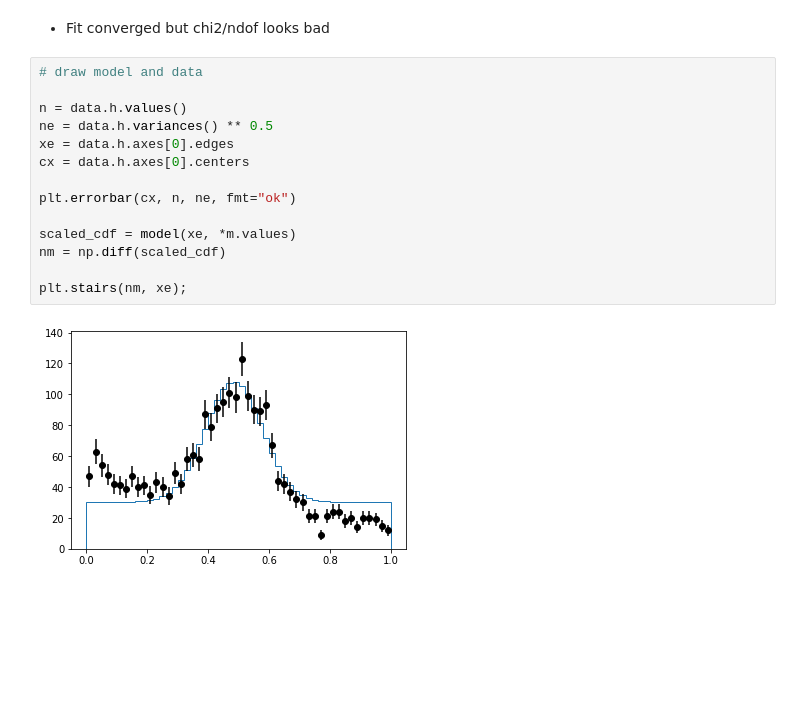
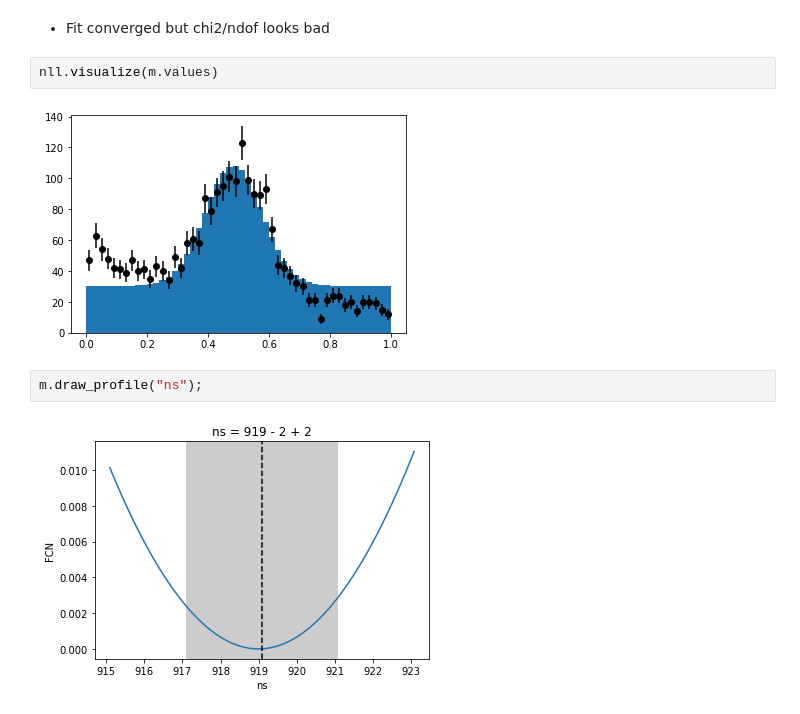
Before and after one commit to HDembinski/PyHEP-2022-iminuit, a Jupyter notebook: iminuit.ipynb, the cells around one changed output. Drawn from its saved outputs; the diff is of its cells as text; blank space fills up the shorter version.

```diff
--- a/iminuit.ipynb
+++ b/iminuit.ipynb
@@ -332,19 +337,11 @@ m.migrad()
 | slope | 1.86e-07 | -3.24e-08 | 1.19e-08 | -1.13e-07 | 4 |
 # %% [markdown]
 * Fit converged but chi2/ndof looks bad
-# %%
-# draw model and data
-
-n = data.h.values()
-ne = data.h.variances() ** 0.5
-xe = data.h.axes[0].edges
-cx = data.h.axes[0].centers
-
-plt.errorbar(cx, n, ne, fmt="ok")
-
-scaled_cdf = model(xe, *m.values)
-nm = np.diff(scaled_cdf)
-
-plt.stairs(nm, xe);
-# %% [output]
-[figure, removed]
+# %%
+nll.visualize(m.values)
+# %% [output]
+[figure, added]
+# %%
+m.draw_profile("ns");
+# %% [output]
+[figure, added]
```
Also changed, not shown: parts of 67 cells of this notebook.
